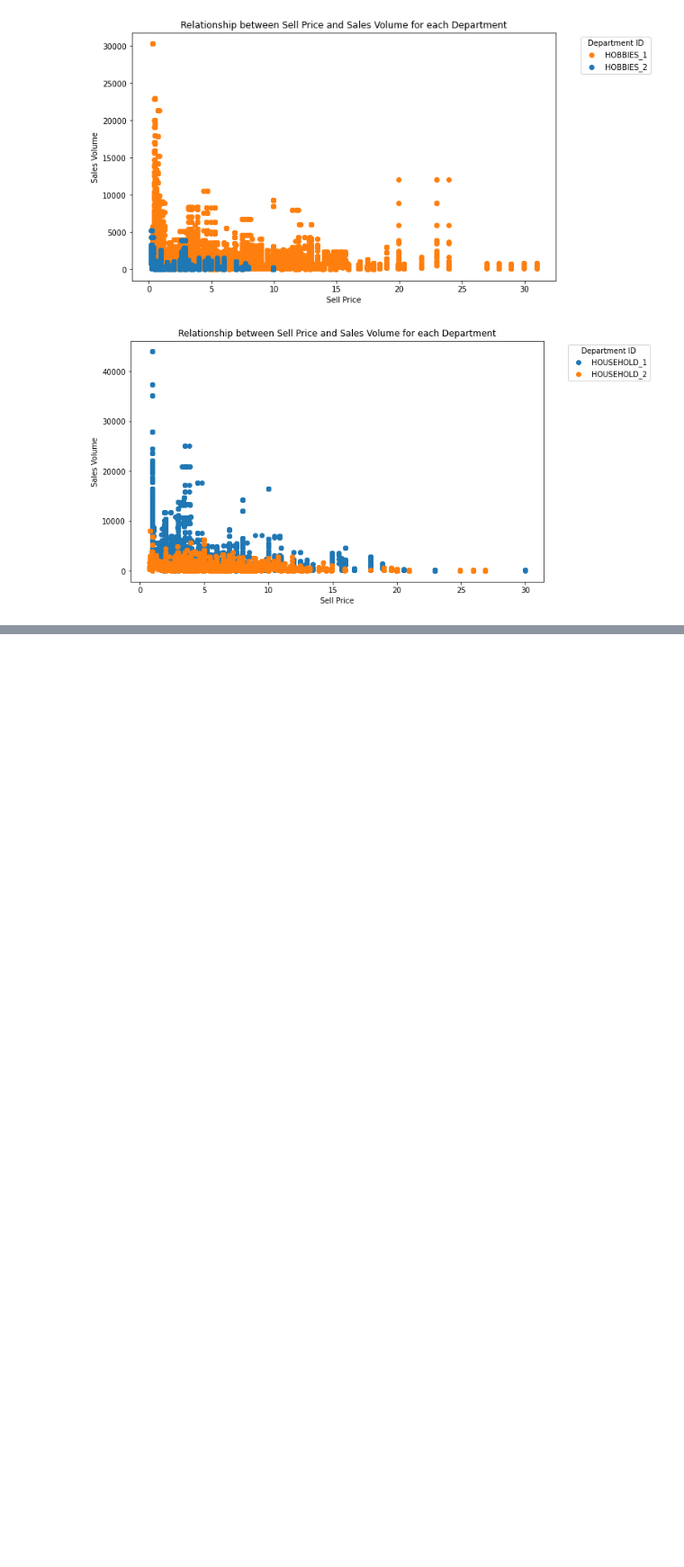
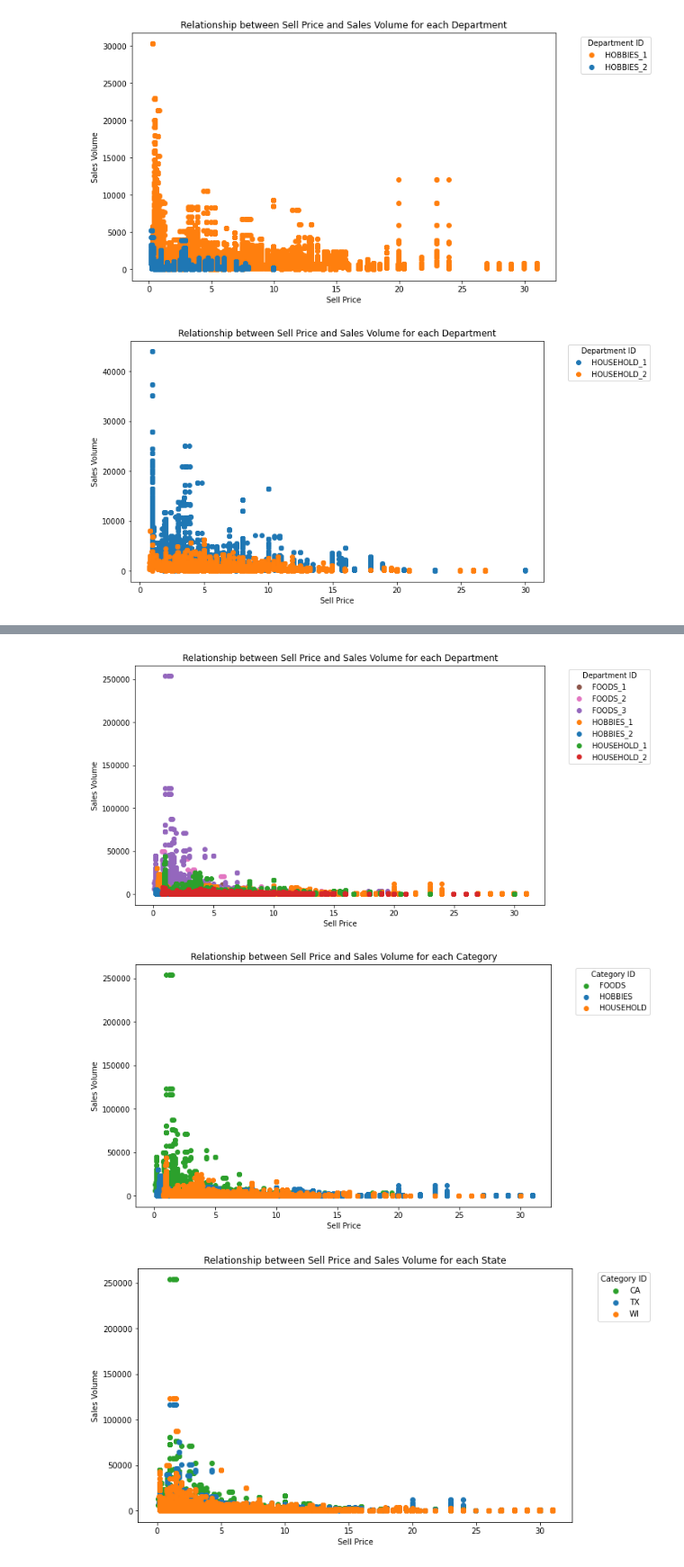
Before and after one commit to janiceivana/DS_05, a Jupyter notebook: R converted Data Analysis.ipynb, the cells around one changed output, grey strips where cells are left out. Shown: that part at 90% size. Cells and saved outputs as stored; diff of their text form; code cells hidden in the pictures; blank space fills up the shorter version.

```diff
--- a/R converted Data Analysis.ipynb
+++ b/R converted Data Analysis.ipynb
@@ -384,0 +346,73 @@ plt.show()
+# %%
+
+import matplotlib.pyplot as plt
+import numpy as np
+import matplotlib.colors as mcolors
+
+# Define a list of colors for departments
+colors = list(mcolors.TABLEAU_COLORS.keys())
+
+# Map dept_id to colors
+color_map = {dept_id: colors[i % len(colors)] for i, dept_id in enumerate(my_data['dept_id'].unique())}
+
+# Create a scatter plot with different colors for each department
+plt.figure(figsize=(10, 6))
+for dept_id, group in my_data.groupby('dept_id'):
+    plt.scatter(group['sell_price'], group['sales_volume'], label=dept_id, color=color_map[dept_id])
+
+plt.title("Relationship between Sell Price and Sales Volume for each Department")
+plt.xlabel("Sell Price")
+plt.ylabel("Sales Volume")
+plt.legend(title='Department ID', bbox_to_anchor=(1.05, 1), loc='upper left')
+plt.show()
+
+
+
+# Define a list of colors for category
+colors = list(mcolors.TABLEAU_COLORS.keys())
+
+# Map cat_id to colors
+color_map = {cat_id: colors[i % len(colors)] for i, cat_id in enumerate(my_data['cat_id'].unique())}
+
+# Create a scatter plot with different colors for each category
+plt.figure(figsize=(10, 6))
+for cat_id, group in my_data.groupby('cat_id'):
+    plt.scatter(group['sell_price'], group['sales_volume'], label=cat_id, color=color_map[cat_id])
+
+plt.title("Relationship between Sell Price and Sales Volume for each Category")
+plt.xlabel("Sell Price")
+plt.ylabel("Sales Volume")
+plt.legend(title='Category ID', bbox_to_anchor=(1.05, 1), loc='upper left')
+plt.show()
+
+
+# Define a list of colors for state
+colors = list(mcolors.TABLEAU_COLORS.keys())
+
+# Map cat_id to colors
+color_map = {state_id: colors[i % len(colors)] for i, state_id in enumerate(my_data['state_id'].unique())}
+
+# Create a scatter plot with different colors for each state
+plt.figure(figsize=(10, 6))
+for state_id, group in my_data.groupby('state_id'):
+    plt.scatter(group['sell_price'], group['sales_volume'], label=state_id, color=color_map[state_id])
+
+plt.title("Relationship between Sell Price and Sales Volume for each State")
+plt.xlabel("Sell Price")
+plt.ylabel("Sales Volume")
+plt.legend(title='Category ID', bbox_to_anchor=(1.05, 1), loc='upper left')
+plt.show()
+
+
+# Summary statistics of my_data
+my_data.describe()
+
+# Histogram of Price Distribution
+plt.hist(my_data['sell_price'])
+plt.xlabel("Price")
+plt.title("Price Distribution")
+plt.show()
+# %% [output]
+[figure, added]
+[figure, added]
+[figure, added]
```
Also changed, not shown: parts of 7 cells of this notebook.
